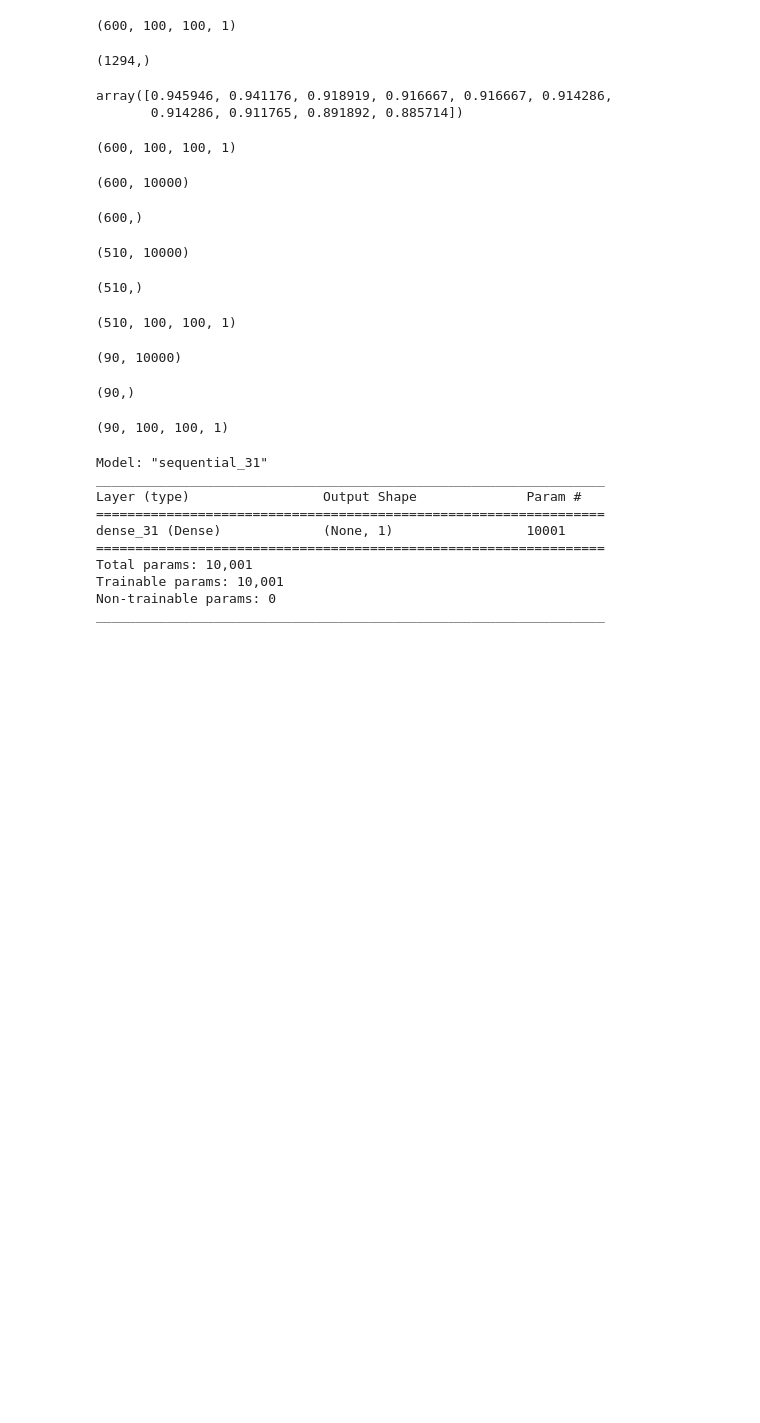
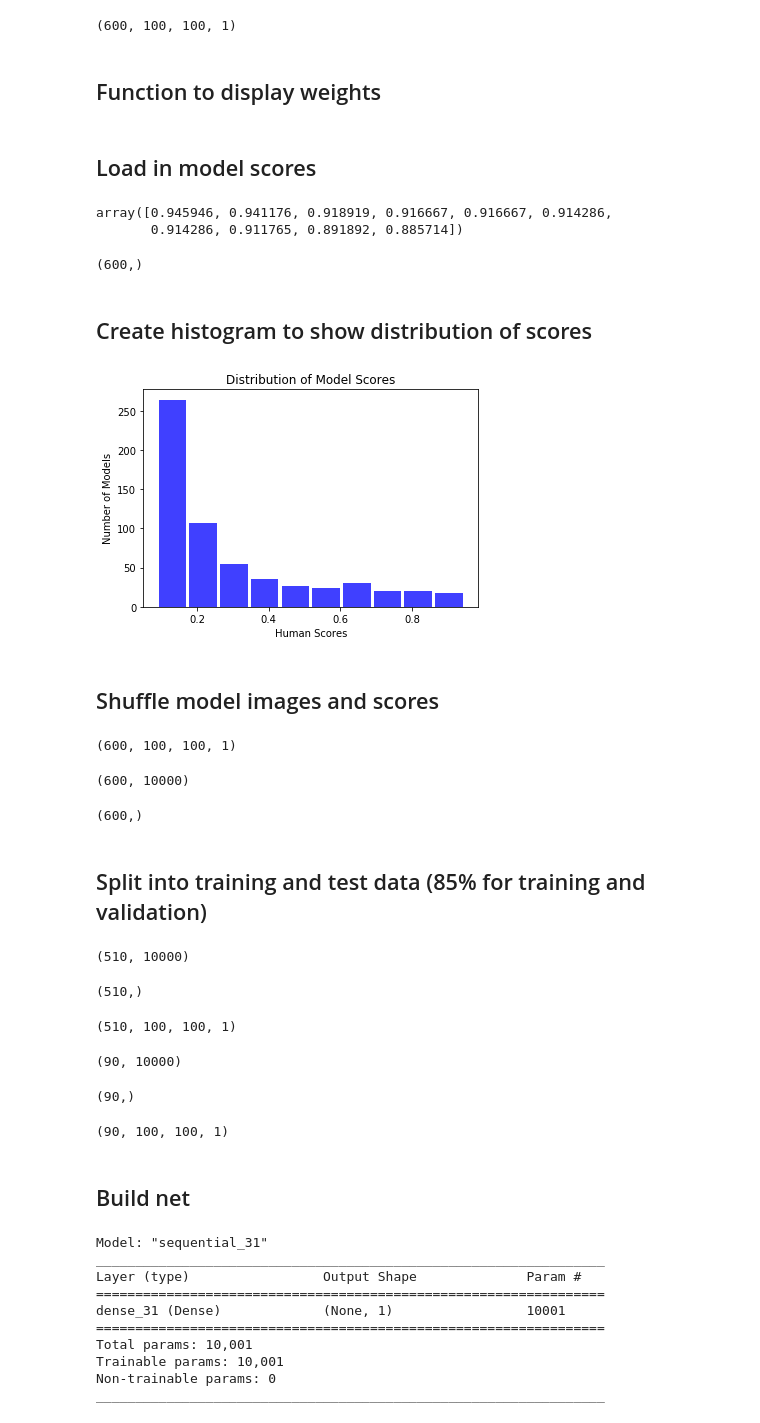
Before and after one commit to CSCI4850/S20-team2-project, a Jupyter notebook: singleLayerTest.ipynb, the cells around one changed output. Cells and saved outputs as stored; diff of their text form; code cells hidden in the pictures; blank space fills up the shorter version.

```diff
--- a/singleLayerTest.ipynb
+++ b/singleLayerTest.ipynb
@@ -65,3 +67,5 @@ display(Xoriginal.shape)
 # %% [output]
 (600, 10000)
 (600, 100, 100, 1)
+# %% [markdown]
+## Function to display weights
@@ -68,11 +85,28 @@ display(Xoriginal.shape)
+# %% [markdown]
+## Load in model scores
 # %%
 Y = np.loadtxt('/home/atm4w/Project/Data/miscImgs/scores/humanScores.txt')
+Y=Y[0:600]
+display(Y[0:10])
 display(Y.shape)
-display(Y[0:10])
 # %% [output]
-(1294,)
+array([0.945946, 0.941176, 0.918919, 0.916667, 0.916667, 0.914286,
+       0.914286, 0.911765, 0.891892, 0.885714])
-array([0.945946, 0.941176, 0.918919, 0.916667, 0.916667, 0.914286,
-       0.914286, 0.911765, 0.891892, 0.885714])
+(600,)
+# %% [markdown]
+## Create histogram to show distribution of scores
+# %%
+n_bins = 10
+n, bins, patches = plt.hist(Y, n_bins, facecolor='blue', alpha=0.75, rwidth=0.9)
+plt.xlabel('Human Scores')
+plt.ylabel('Number of Models')
+plt.title("Distribution of Model Scores")
+plt.savefig("distribution.png")
+plt.show()
+# %% [output]
+[figure, added]
+# %% [markdown]
+## Shuffle model images and scores
 # %%
 p = np.random.permutation(len(X))
 X_original_shuffled = Xoriginal[p]
@@ -86,6 +120,8 @@ display(Yshuffled.shape)
 (600, 100, 100, 1)
 (600, 10000)
 (600,)
+# %% [markdown]
+## Split into training and test data (85% for training and validation)
 # %%
 x_train = Xshuffled[0:(round(numImages*.85)),:]
 y_train = Yshuffled[0:(round(numImages*.85))]
@@ -107,6 +143,8 @@ display(x_original_test.shape)
 (90, 10000)
 (90,)
 (90, 100, 100, 1)
+# %% [markdown]
+## Build net
 # %%
 model = keras.Sequential()
 
```
Also changed, not shown: parts of 26 cells of this notebook, 11 other files.
